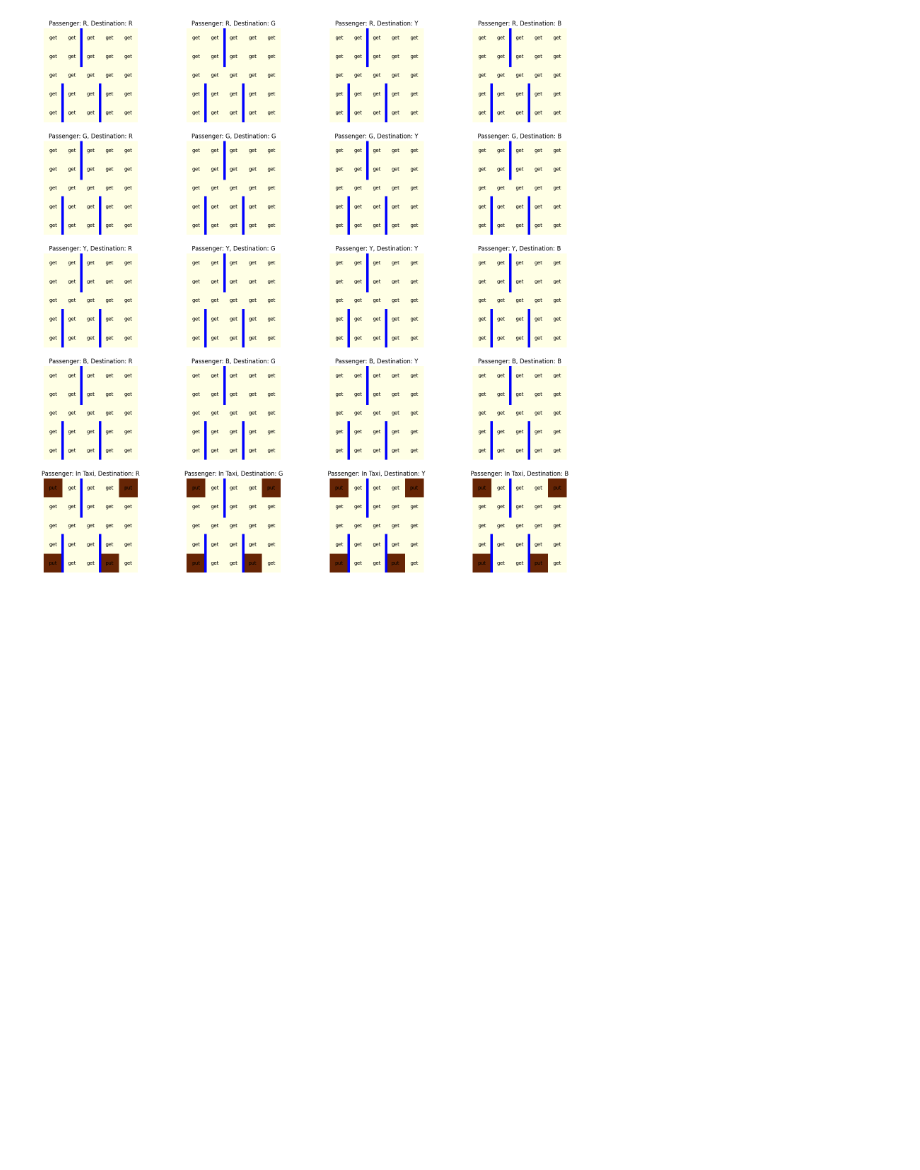
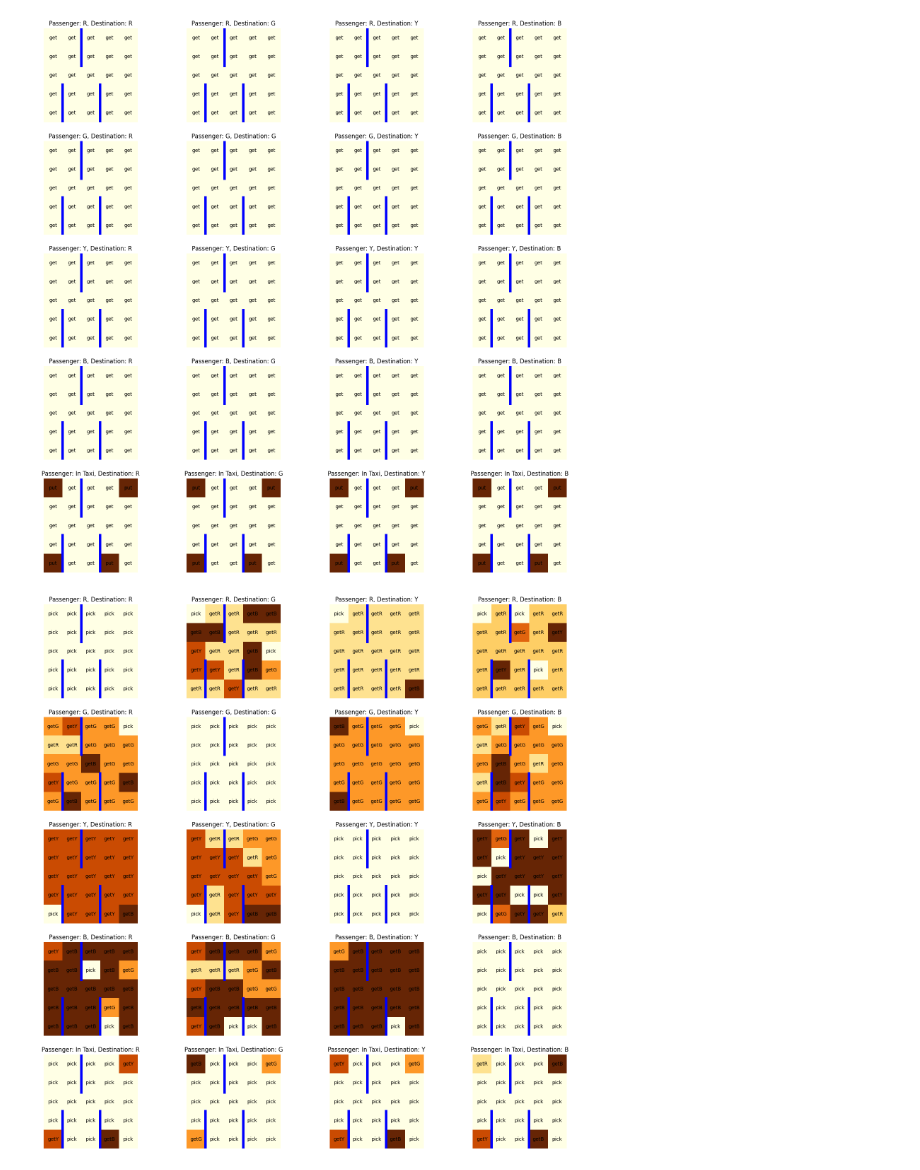
Before and after one commit to adithyaa-rg/Reinforcement_Learning_Assignment_3_Options_Framework, a Jupyter notebook: alternative_options.ipynb, the cells around one changed output. Drawn from its saved outputs; the diff is of its cells as text; code cells hidden in the pictures; blank space fills up the shorter version.

```diff
--- a/alternative_options.ipynb
+++ b/alternative_options.ipynb
@@ -345,14 +345,14 @@ plot_Q_values(Q_level_one_options)
 [figure]
 # %%
 
-def plot_Q_values(Q_level_two_options):
+def plot_Q_values(Q_level_two_options, pick_drop):
 
     PASSENGER_LOCATIONS = [0, 1, 2, 3, 4]
     PASSENGER_LOCATIONS_TEXT = ['R', 'G', 'Y', 'B', 'In Taxi']
     DESTINATIONS = [0, 1, 2, 3]
     DESTINATIONS_TEXT = ['R', 'G', 'Y', 'B']
 
-    ACTIONS_OPTIONS = ['get','put']
+    ACTIONS_OPTIONS = [pick_drop, 'getR', 'getG', 'getY', 'getB']
 
     fig, ax = plt.subplots(5, 4, figsize=(20, 20))
 
@@ -381,3 +381,7 @@ def plot_Q_values(Q_level_two_options):
                     ax[int(PASS_LOC), int(DEST)].text(j , i, anno, ha='center', va='center', color='black', size=size)
 
     plt.show()
+# %%
+plot_Q_values(Q_level_two_options[0], 'pick')
+# %% [output]
+[figure, added]
```
Also changed, not shown: parts of 1 cell of this notebook.
